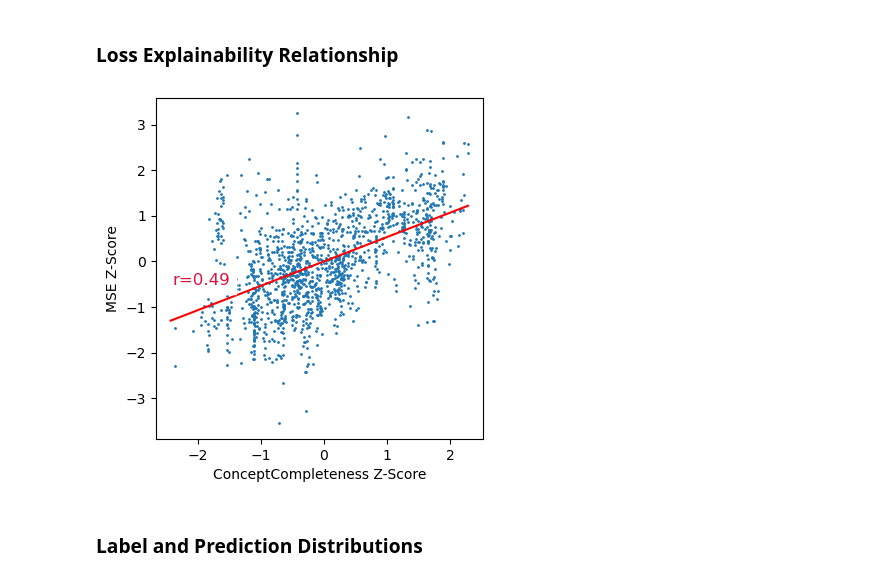
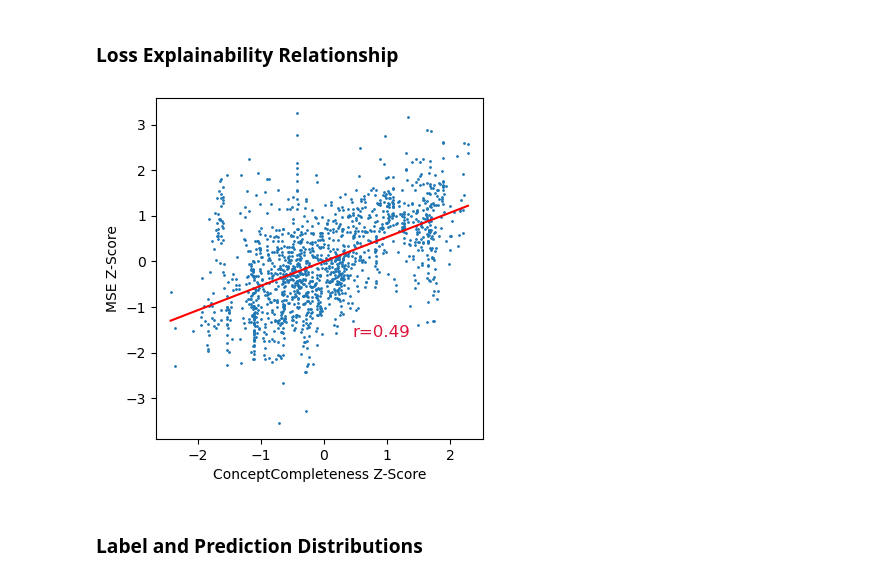
Before and after one commit to harryknighton/drug-discovery-automl, a Jupyter notebook: src/notebooks/evaluation.ipynb, the cells around one changed output. Saved outputs shown, nothing was run; the diff lists cells and outputs as text; code cells hidden in the pictures.

```diff
--- a/src/notebooks/evaluation.ipynb
+++ b/src/notebooks/evaluation.ipynb
@@ -37,6 +39,8 @@ from src.models import GNN, ActivationFunction, GNNLayerType, string_to_architec
 from src.nas.proxies import Ensemble, DEFAULT_PROXIES, ProxyCollection, ZiCo
 from src.training import LitGNN, HyperParameters
 from src.evaluation.metrics import DEFAULT_METRICS
+# %%
+plt.rcParams['savefig.dpi'] = 150
 # %% [markdown]
 ## Utils
 # %%
@@ -194,18 +202,18 @@ for metric in metrics:
 # %%
 fig, ax = plt.subplots(figsize=(4, 4))
 fig.tight_layout()
 
 x = metrics['ConceptCompleteness']
 y = metrics['RootMeanSquaredError']
 
 ax.set_ylabel('MSE Z-Score')
 ax.set_xlabel('ConceptCompleteness Z-Score')
 ax.scatter(x, y, s=1)
 ax.plot(np.unique(x), np.poly1d(np.polyfit(x, y, 1))(np.unique(x)), color='red')
-ax.text(0.05, 0.45, "r=0.49", transform = ax.transAxes, color='crimson', size='large', backgroundcolor='white')
-fig.savefig(config.FIGURES_DIR / 'label_scaling.png')
+ax.text(0.6, 0.3, "r=0.49", transform = ax.transAxes, color='crimson', size='large')
+fig.savefig(config.FIGURES_DIR / 'loss_explainability_relationship.png', bbox_inches='tight')
 # %% [output]
-[figure, old version]
+[figure, new version]
 # %% [markdown]
 ### Label and Prediction Distributions
 # %%
```
Also changed, not shown: parts of 19 cells of this notebook.
